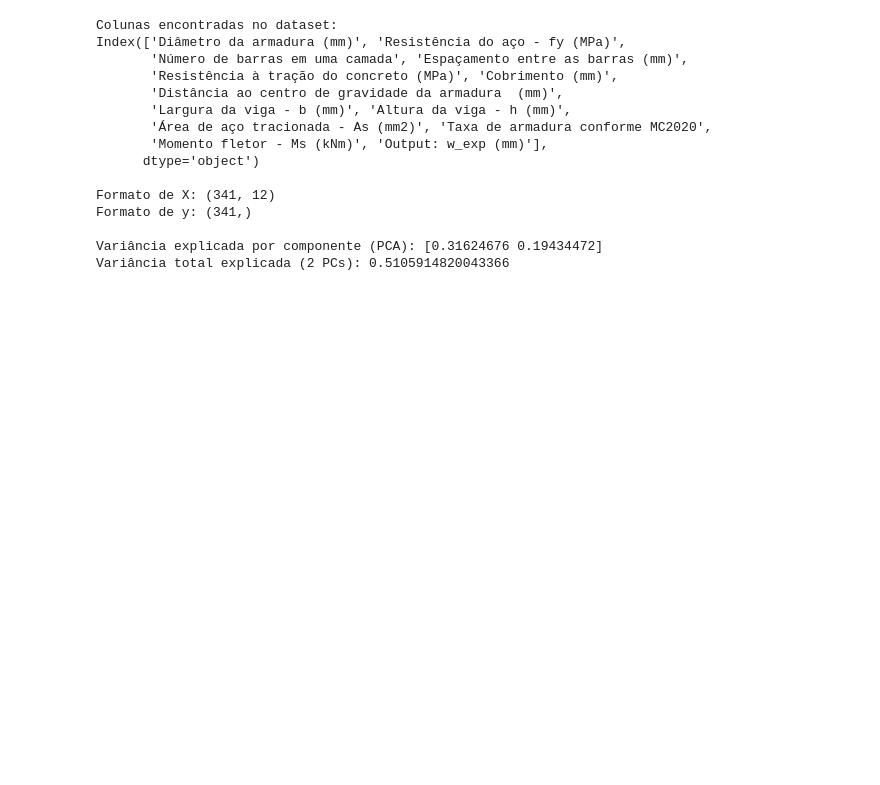
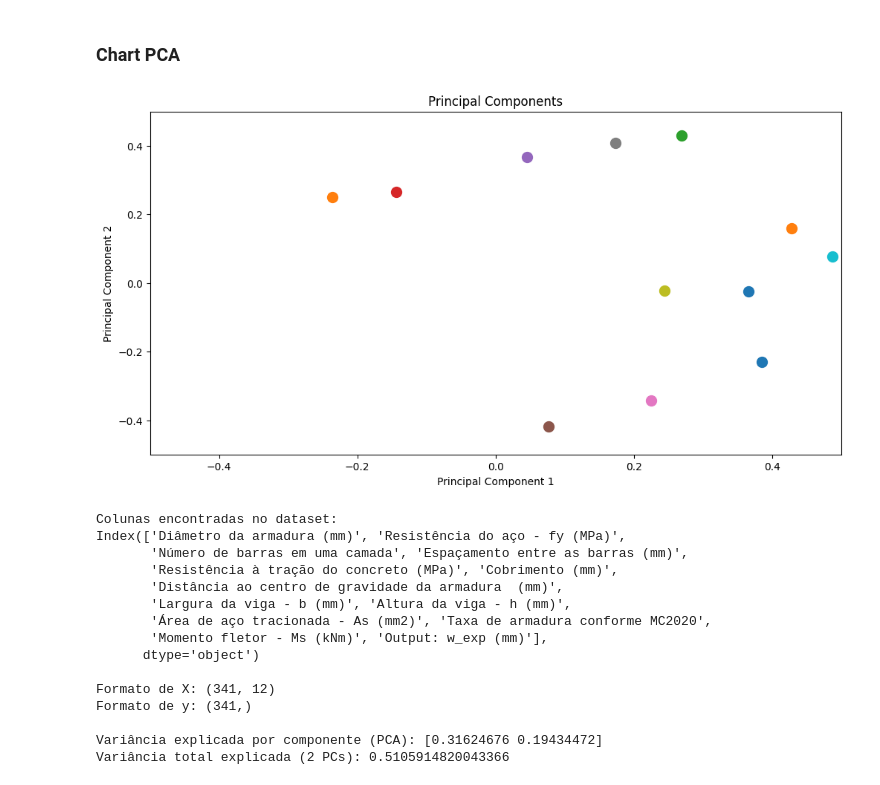
Before and after one commit to wmpjrufg/crack_prediction_symbolic_regression, a Jupyter notebook: pca_tsne.ipynb, the cells around one changed output. Drawn from its saved outputs; the diff is of its cells as text; code cells hidden in the pictures; blank space fills up the shorter version.

```diff
--- a/pca_tsne.ipynb
+++ b/pca_tsne.ipynb
@@ -41,0 +19,4 @@ df
+# %%
+y = pd.read_excel('data_models_rv2.xlsx', sheet_name="Modelos")
+y = y["Output: w_exp (mm)"].to_frame()
+y
@@ -42,3 +135,23 @@ df
+# %% [markdown]
+### Chart PCA
+# %%
+import matplotlib.pyplot as plt
+
+# Plot principal components
+fig, ax = plt.subplots(figsize=(12, 6), dpi=100)
+for i, (x, y) in enumerate(zip(pca.components_[0], pca.components_[1])):
+    ax.scatter(x, y, marker='o', s=100)
+    # ax.annotate(returns.columns[i], xy=(x, y), xytext=(x+0.04, y+0.06),
+    #             arrowprops=dict(facecolor='black', shrink=0.05, width=2, headwidth=6, headlength=8, connectionstyle='arc3,rad=0.1'))
+
+ax.set_xlim([-0.5, 0.5])
+ax.set_ylim([-0.5, 0.5])
+ax.set_xlabel('Principal Component 1')
+ax.set_ylabel('Principal Component 2')
+ax.set_title('Principal Components')
+plt.show()
+# %% [output]
+[figure, added]
 # %%
 print("Colunas encontradas no dataset:")
 print(df.columns)
```
Also changed, not shown: parts of 17 cells of this notebook, 7 other files.
